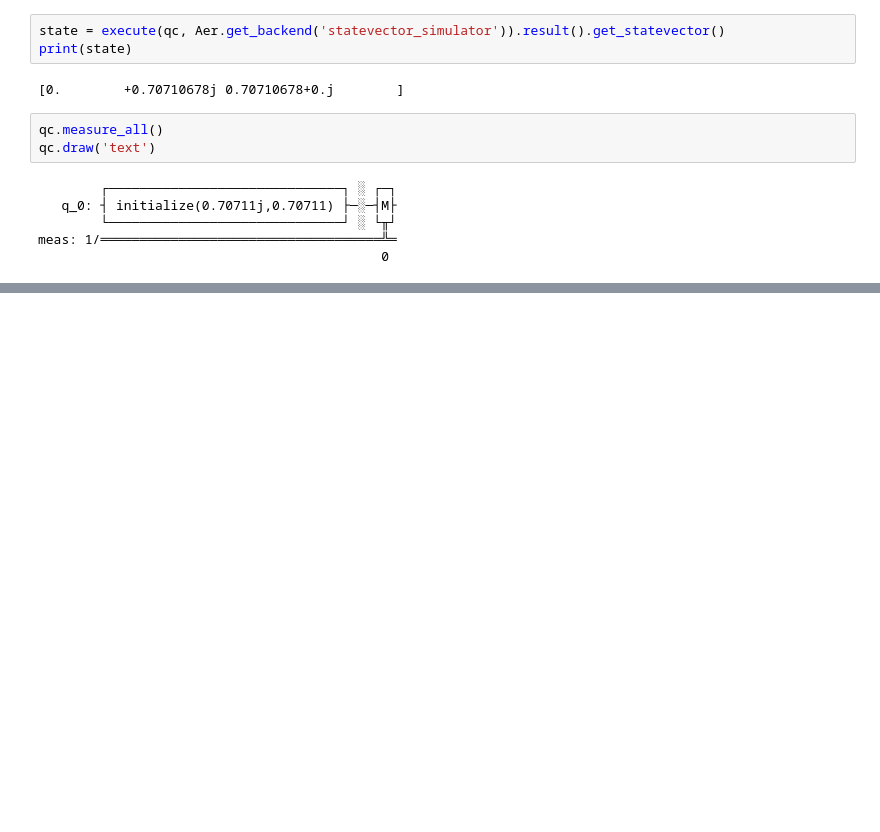
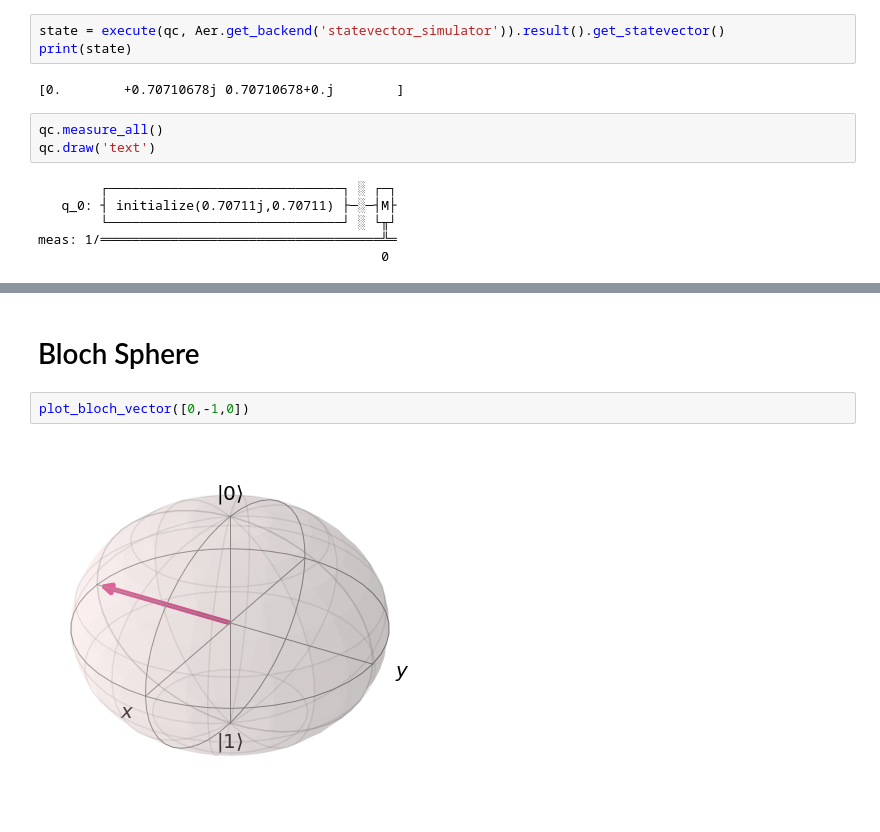
Before and after one commit to vabarbosa/vb_qiskit-quantumcomputing, a Jupyter notebook: qcircuit.ipynb, the cells around one changed output, grey strips where cells are left out. Drawn from its saved outputs; the diff is of its cells as text; blank space fills up the shorter version.

Commit message:
Added Bloch Sphere

```diff
--- a/qcircuit.ipynb
+++ b/qcircuit.ipynb
@@ -141,0 +142,6 @@ print(state)
+# %% [markdown]
+# Bloch Sphere
+# %%
+plot_bloch_vector([0,-1,0])
+# %% [output]
+[figure, added]
```
Also changed, not shown: parts of 3 cells of this notebook.
